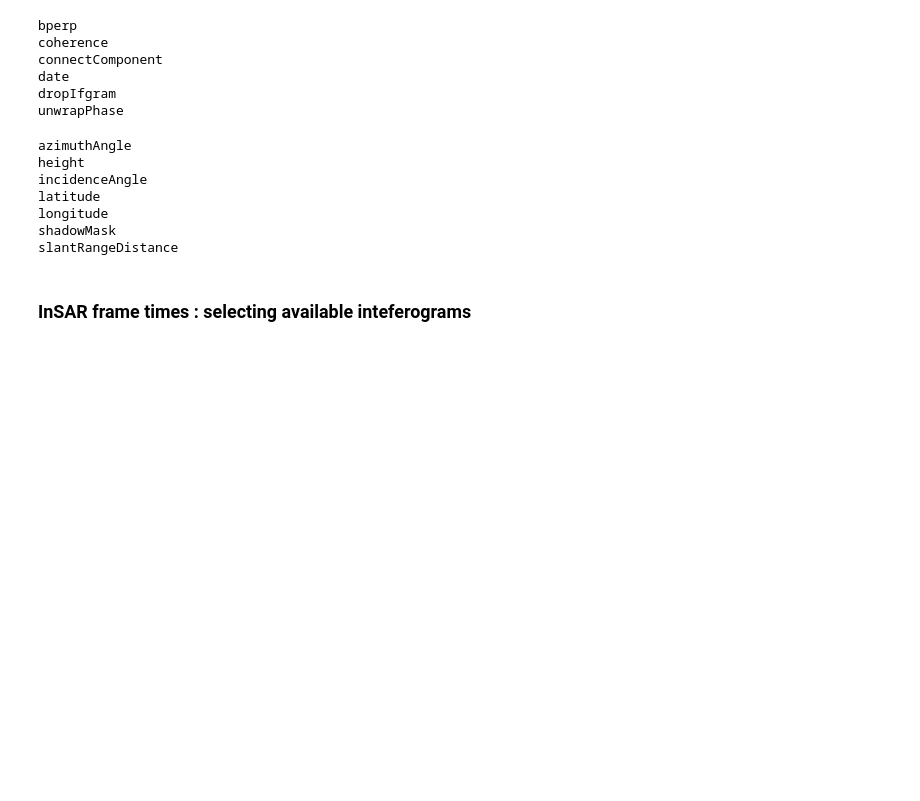
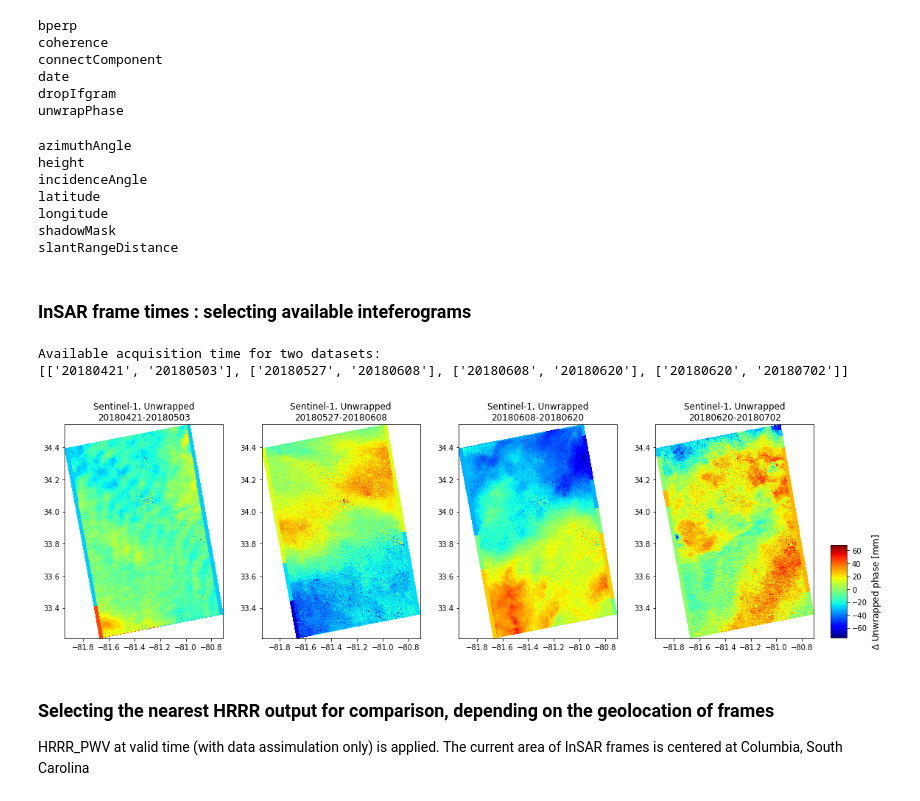
Before and after one commit to weiming9115/Working-Space, a Jupyter notebook: HRRR_sentinel.ipynb, the cells around one changed output. Saved outputs shown, nothing was run; the diff lists cells and outputs as text; code cells hidden in the pictures; blank space fills up the shorter version.

```diff
--- a/HRRR_sentinel.ipynb
+++ b/HRRR_sentinel.ipynb
@@ -72,2 +69,37 @@ for i in range(np.shape(date)[0]):
         frame_sel += [[str(frame_label[i,0])[0:8],str(frame_label[i,1])[0:8]]]
         frame_idx = frame_idx + [i]; # index for available frames to be compared
+# %%
+frame_sel=frame_sel[2:]
+frame_sel=frame_sel[:4]
+print('Available acquisition time for two datasets:');
+print(frame_sel)
+
+#========== plotting sections ==============
+frame_num=np.shape(frame_sel)
+[row,column]=np.divmod(frame_num[0],4)
+if column == 0:
+    row=row;
+else:
+    row=row+1;
+
+i=1;
+fig=plt.figure(figsize=(15,5))
+for n in range(np.shape(frame_sel)[0]):
+    plt.subplot(int(row),4,i)
+    plt.pcolormesh(lon,lat,unwrap[frame_idx[n],:,:],cmap='jet',)
+    plt.title('Sentinel-1, Unwrapped'+'\n'+ frame_sel[n][0] + '-' + frame_sel[n][1],fontsize=12)
+#              'lat=' + str([axis_bound[0],axis_bound[1]]) + '  '
+#              'lon=' + str([axis_bound[2],axis_bound[3]]),fontsize=11)
+    i=i+1
+
+plt.tight_layout()
+cbaxes = fig.add_axes([1, 0.08, 0.02, 0.35]) # colorbar location
+cb = plt.colorbar(cax = cbaxes)
+cb.set_label('$\Delta$'+' Unwrapped phase [mm]',fontsize=12)
+# %% [output]
+Available acquisition time for two datasets:
+[['20180421', '20180503'], ['20180527', '20180608'], ['20180608', '20180620'], ['20180620', '20180702']]
+[figure, added]
+# %% [markdown]
+### Selecting the nearest HRRR output for comparison, depending on the geolocation of frames
+HRRR_PWV at valid time (with data assimulation only) is applied. The current area of InSAR frames is centered at Columbia, South Carolina
```
Also changed, not shown: parts of 18 cells of this notebook.
